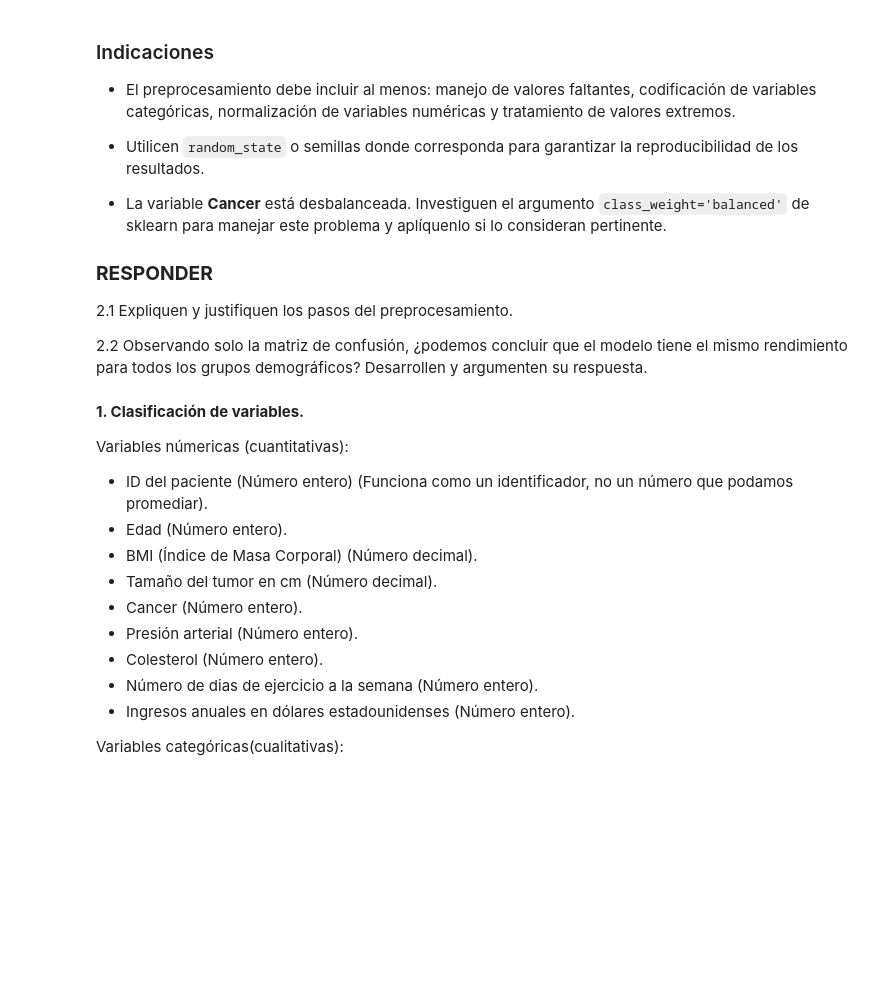
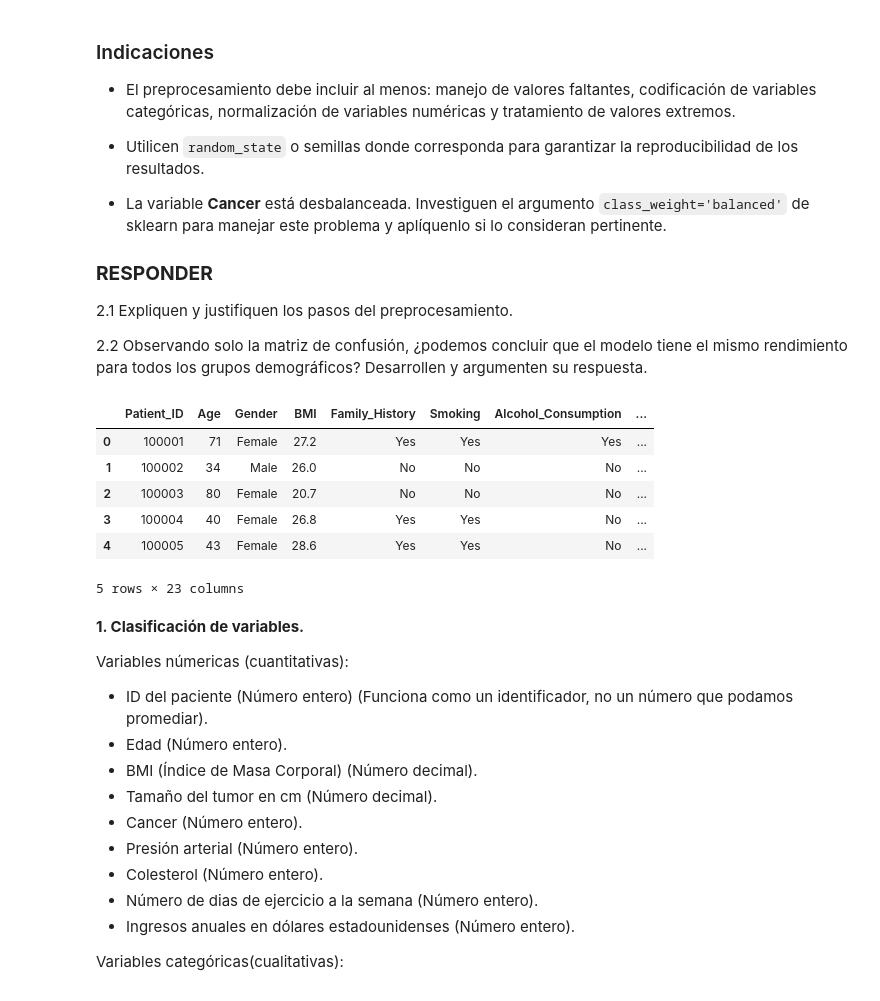
Before and after one commit to cony45678/Etica_Para_Ciencias_de_Datos, a Jupyter notebook: TallerSumativo2_Alarcon_Espinoza_Silva.ipynb, the cells around one changed output. Saved outputs shown, nothing was run; the diff lists cells and outputs as text; code cells hidden in the pictures; blank space fills up the shorter version.

```diff
--- a/TallerSumativo2_Alarcon_Espinoza_Silva.ipynb
+++ b/TallerSumativo2_Alarcon_Espinoza_Silva.ipynb
@@ -117,14 +119,22 @@ warnings.filterwarnings("ignore")
 # %%
 # Reutilizamos la carga de datos del jupyter anterior
 
 # Cargamos la ruta
 path = "breast_cancer_prediction.csv"
 
 # Leemos el archivo csv y lo guardamos en un dataframe
 df = pd.read_csv(path)
 
-# Mostramos las 10 primeras filas
-# df.head(10)
+# Mostramos las 5 primeras filas
+df.head()
+# %% [output]
+|  | Patient_ID | Age | Gender | BMI | Family_History | Smoking | Alcohol_Consumption | ... |
+| 0 | 100001 | 71 | Female | 27.2 | Yes | Yes | Yes | ... |
+| 1 | 100002 | 34 | Male | 26.0 | No | No | No | ... |
+| 2 | 100003 | 80 | Female | 20.7 | No | No | No | ... |
+| 3 | 100004 | 40 | Female | 26.8 | Yes | Yes | No | ... |
+| 4 | 100005 | 43 | Female | 28.6 | Yes | Yes | No | ... |
+5 rows × 23 columns
 # %%
 # df.columns
 # %%
```
Also changed, not shown: parts of 24 cells of this notebook.
